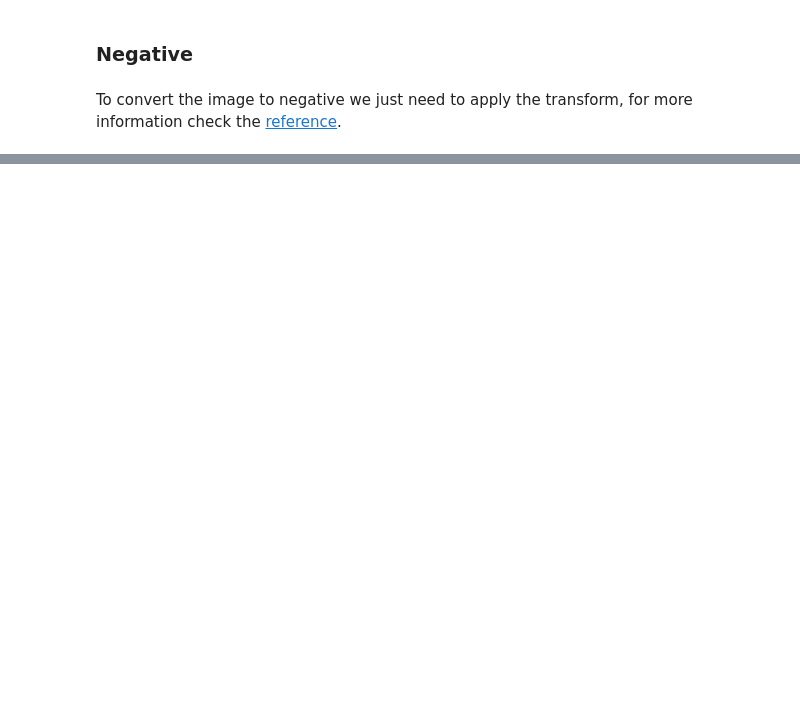
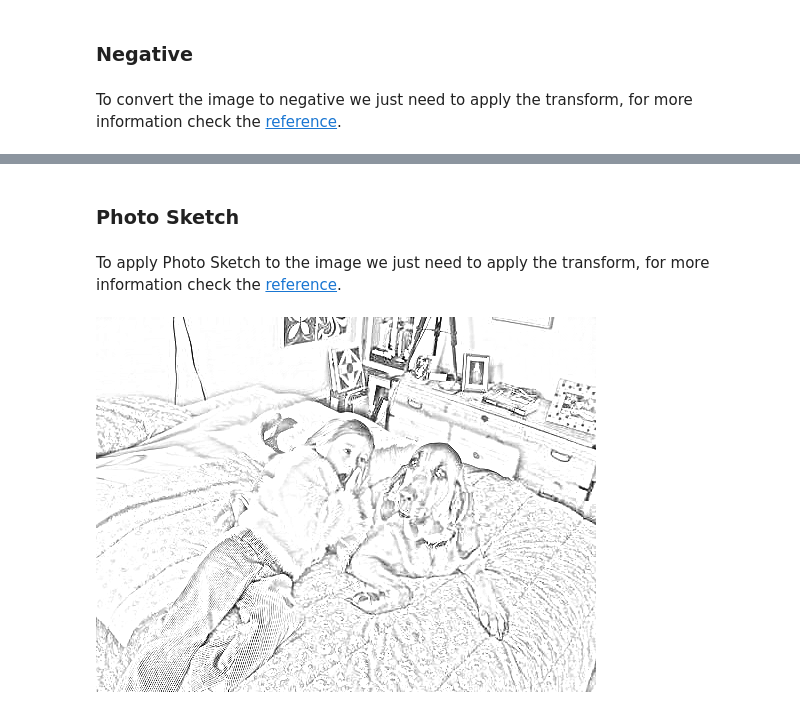
Before and after one commit to easycv/easycv, a Jupyter notebook: docs/source/examples/transforms/color.ipynb, the cells around one changed output, grey strips where cells are left out. Drawn from its saved outputs; the diff is of its cells as text; code cells hidden in the pictures; blank space fills up the shorter version.

Commit message:
Added PhotoSketch transform.

```diff
--- a/docs/source/examples/transforms/color.ipynb
+++ b/docs/source/examples/transforms/color.ipynb
@@ -48,0 +49,8 @@ img.apply(Negative())
+# %% [markdown]
+### Photo Sketch
+# %% [markdown]
+To apply Photo Sketch to the image we just need to apply the transform, for more information check the [reference](../../reference/transforms/color.rst#easycv.transforms.color.PhotoSketch).
+# %%
+img.apply(PhotoSketch())
+# %% [output]
+[figure, added]
```
Also changed, not shown: parts of 7 cells of this notebook, 2 other files.
